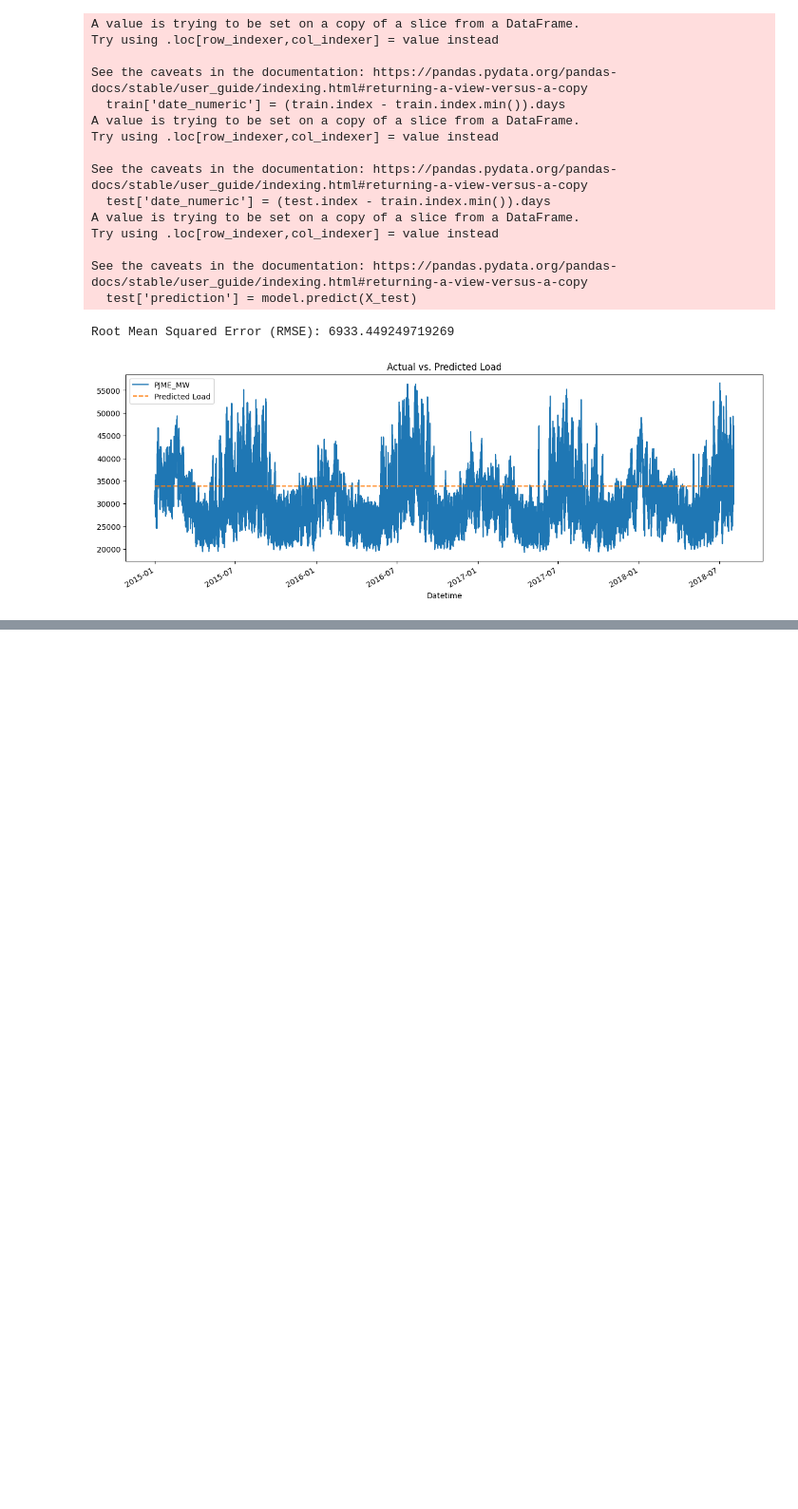
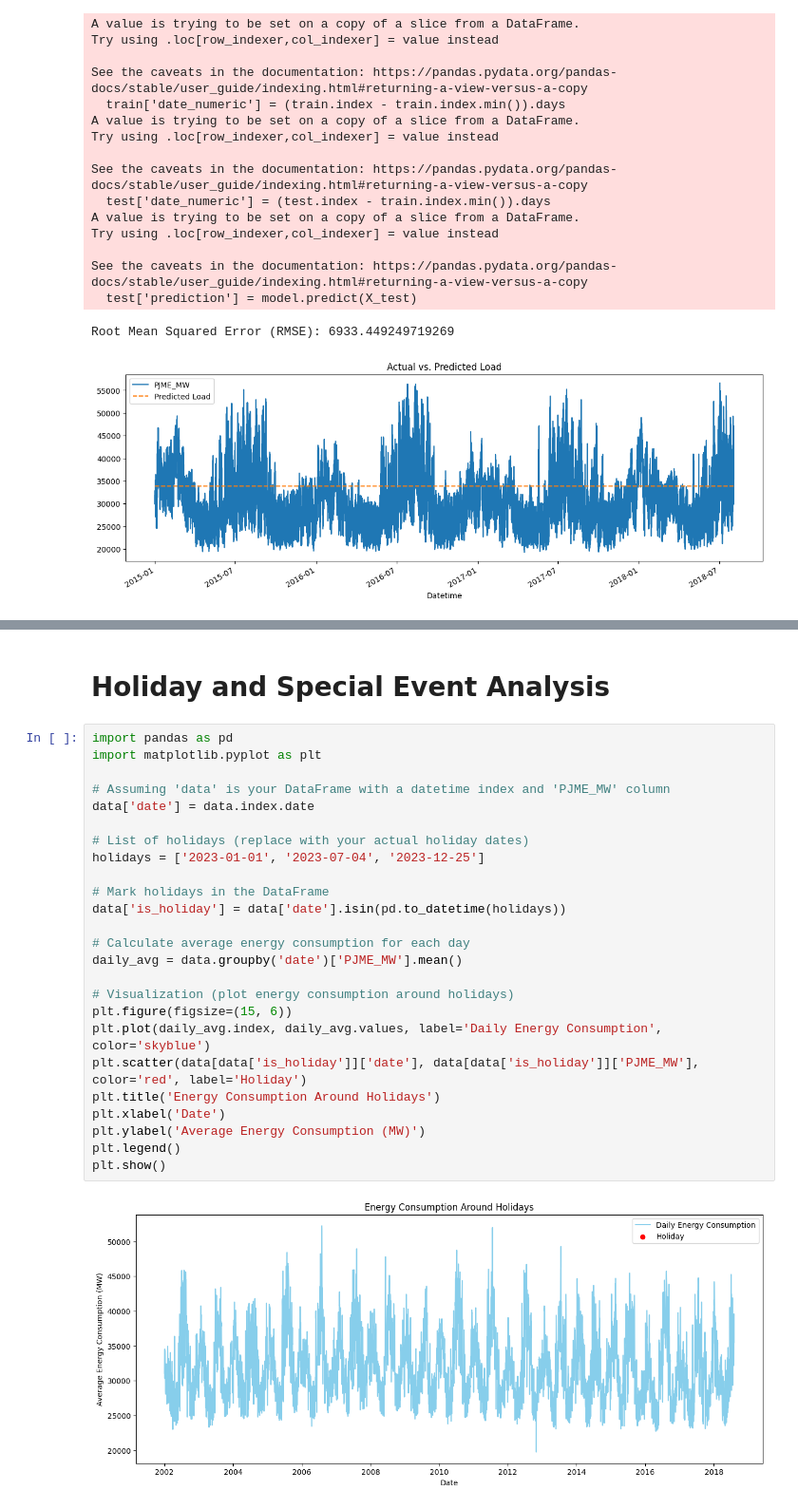
Before and after one commit to Apurva1205/Time-Series-Forecasting-For-Energy-Consumption, a Jupyter notebook: time-series-forecasting-for-energy-consumption.ipynb, the cells around one changed output, grey strips where cells are left out. Shown at 95% size. Drawn from its saved outputs; the diff is of its cells as text; blank space fills up the shorter version.

```diff
--- a/time-series-forecasting-for-energy-consumption.ipynb
+++ b/time-series-forecasting-for-energy-consumption.ipynb
@@ -251,0 +351,29 @@ Root Mean Squared Error (RMSE): 6933.449249719269
+# %% [markdown]
+# **Holiday and Special Event Analysis**
+# %%
+import pandas as pd
+import matplotlib.pyplot as plt
+
+# Assuming 'data' is your DataFrame with a datetime index and 'PJME_MW' column
+data['date'] = data.index.date
+
+# List of holidays (replace with your actual holiday dates)
+holidays = ['2023-01-01', '2023-07-04', '2023-12-25']
+
+# Mark holidays in the DataFrame
+data['is_holiday'] = data['date'].isin(pd.to_datetime(holidays))
+
+# Calculate average energy consumption for each day
+daily_avg = data.groupby('date')['PJME_MW'].mean()
+
+# Visualization (plot energy consumption around holidays)
+plt.figure(figsize=(15, 6))
+plt.plot(daily_avg.index, daily_avg.values, label='Daily Energy Consumption', color='skyblue')
+plt.scatter(data[data['is_holiday']]['date'], data[data['is_holiday']]['PJME_MW'], color='red', label='Holiday')
+plt.title('Energy Consumption Around Holidays')
+plt.xlabel('Date')
+plt.ylabel('Average Energy Consumption (MW)')
+plt.legend()
+plt.show()
+# %% [output]
+[figure, added]
```
Also changed, not shown: parts of 15 cells of this notebook.
